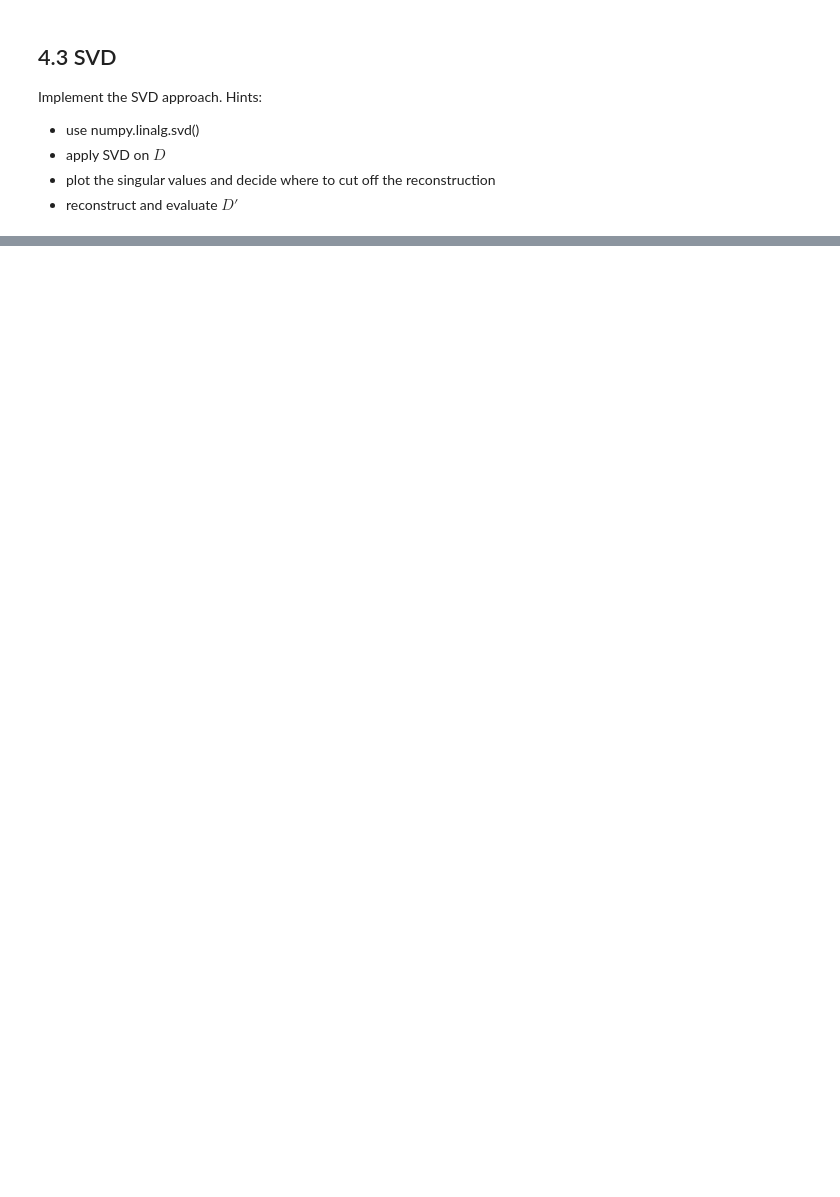
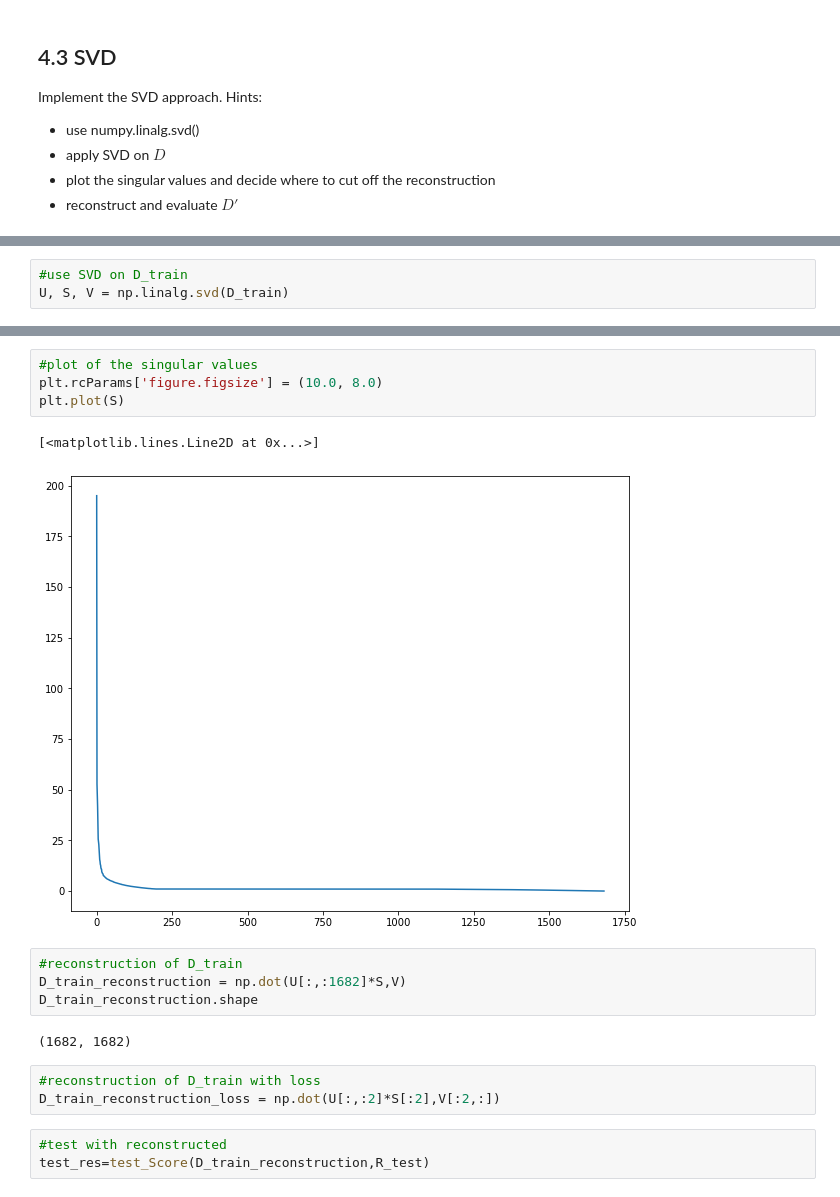
Before and after one commit to ChristianWegert/DataScience21, a Jupyter notebook: Block_2/Assignments/Assignment_2_recommender.ipynb, the cells around one changed output, grey strips where cells are left out. Cells and saved outputs as stored; diff of their text form; blank space fills up the shorter version.

```diff
--- a/Block_2/Assignments/Assignment_2_recommender.ipynb
+++ b/Block_2/Assignments/Assignment_2_recommender.ipynb
@@ -516,0 +343,3 @@ Implement the SVD approach. Hints:
+# %%
+#use SVD on D_train
+U, S, V = np.linalg.svd(D_train)
@@ -516,0 +387,19 @@ Implement the SVD approach. Hints:
+# %%
+#plot of the singular values
+plt.rcParams['figure.figsize'] = (10.0, 8.0)
+plt.plot(S)
+# %% [output]
+[<matplotlib.lines.Line2D at 0x...>]
+[figure, added]
+# %%
+#reconstruction of D_train
+D_train_reconstruction = np.dot(U[:,:1682]*S,V)
+D_train_reconstruction.shape
+# %% [output]
+(1682, 1682)
+# %%
+#reconstruction of D_train with loss
+D_train_reconstruction_loss = np.dot(U[:,:2]*S[:2],V[:2,:])
+# %%
+#test with reconstructed
+test_res=test_Score(D_train_reconstruction,R_test)
```
Also changed, not shown: parts of 62 cells of this notebook.
